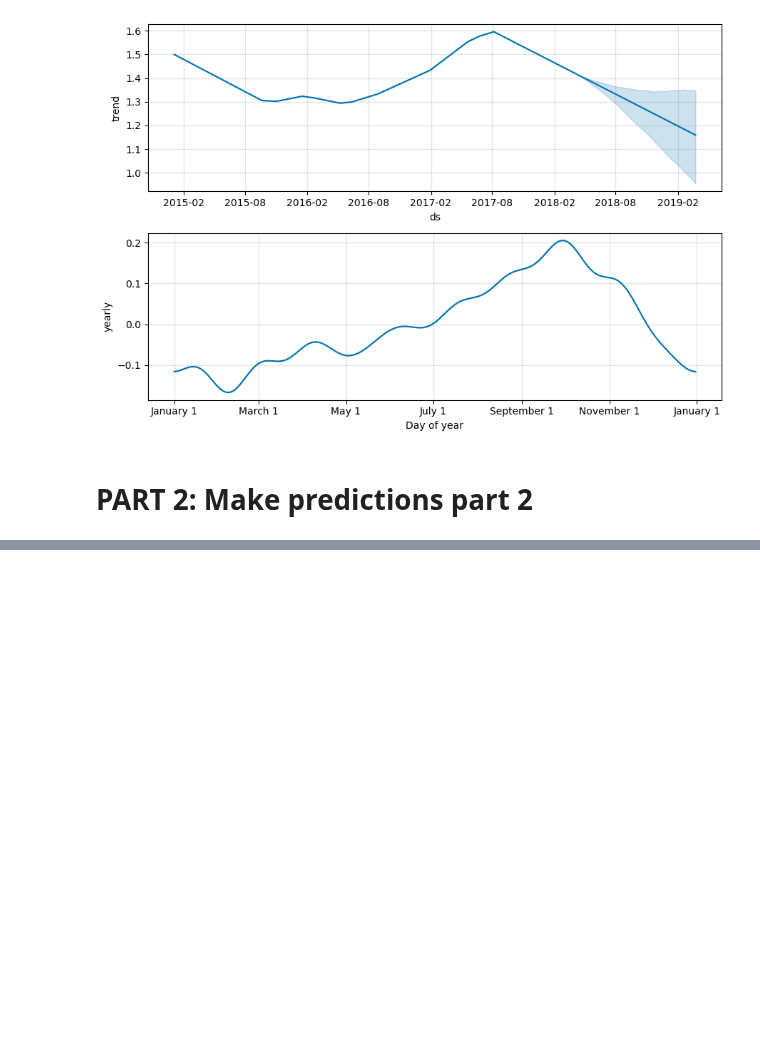
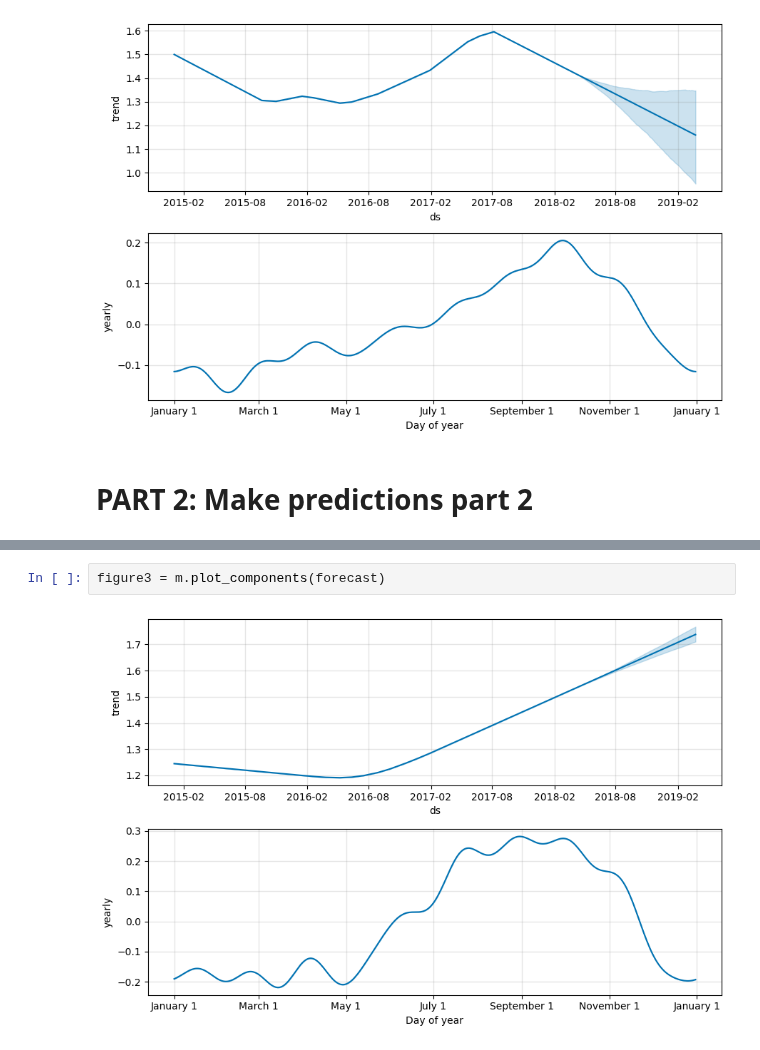
Before and after one commit to elarsaks/8ML-Projects, a Jupyter notebook: Project 4/MySolution.ipynb, the cells around one changed output, grey strips where cells are left out. Cells and saved outputs as stored; diff of their text form; blank space fills up the shorter version.

```diff
--- a/Project 4/MySolution.ipynb
+++ b/Project 4/MySolution.ipynb
@@ -177,0 +270,4 @@ figure3 = m.plot_components(forecast)
+# %%
+figure3 = m.plot_components(forecast)
+# %% [output]
+[figure, added]
```
Also changed, not shown: parts of 11 cells of this notebook.
